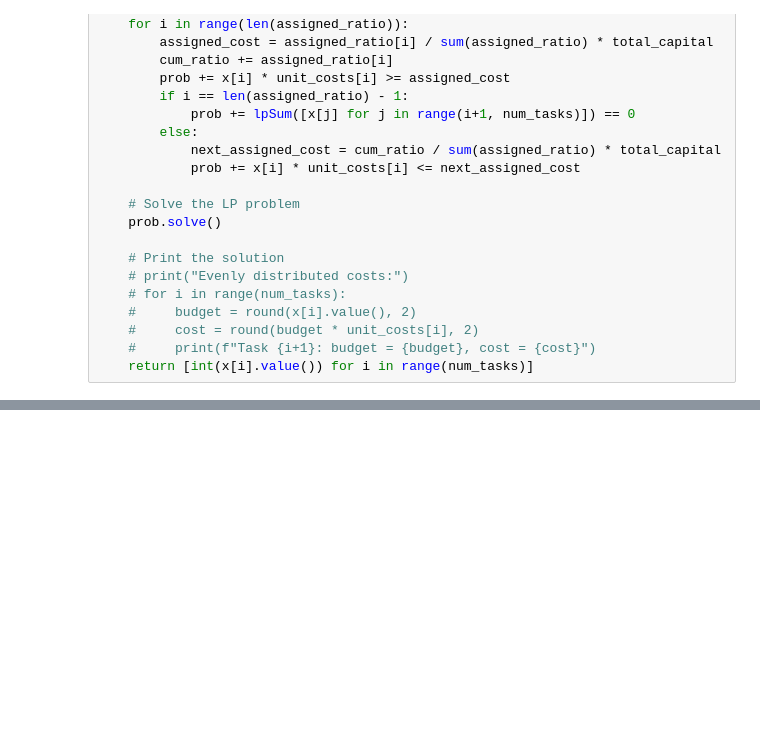
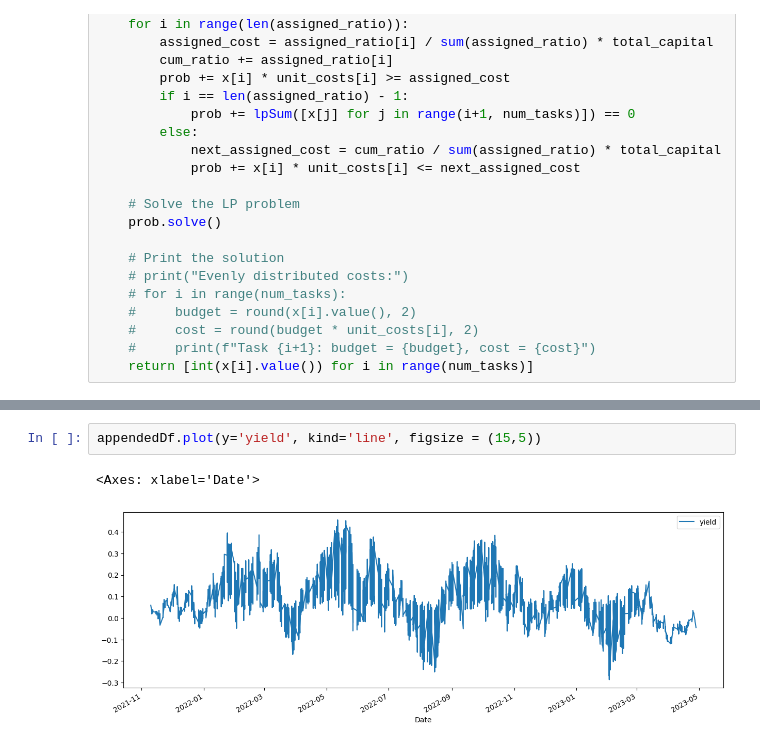
Before and after one commit to nosignal00/researchSpace, a Jupyter notebook: MultiAccountStrategy/backTestingWithChatGPT.ipynb, the cells around one changed output, grey strips where cells are left out. Saved outputs shown, nothing was run; the diff lists cells and outputs as text; blank space fills up the shorter version.

```diff
--- a/MultiAccountStrategy/backTestingWithChatGPT.ipynb
+++ b/MultiAccountStrategy/backTestingWithChatGPT.ipynb
@@ -444,0 +465,5 @@ a % (base_price * n_pct/100)
+# %%
+appendedDf.plot(y='yield', kind='line', figsize = (15,5))
+# %% [output]
+<Axes: xlabel='Date'>
+[figure, added]
```
Also changed, not shown: parts of 25 cells of this notebook.
